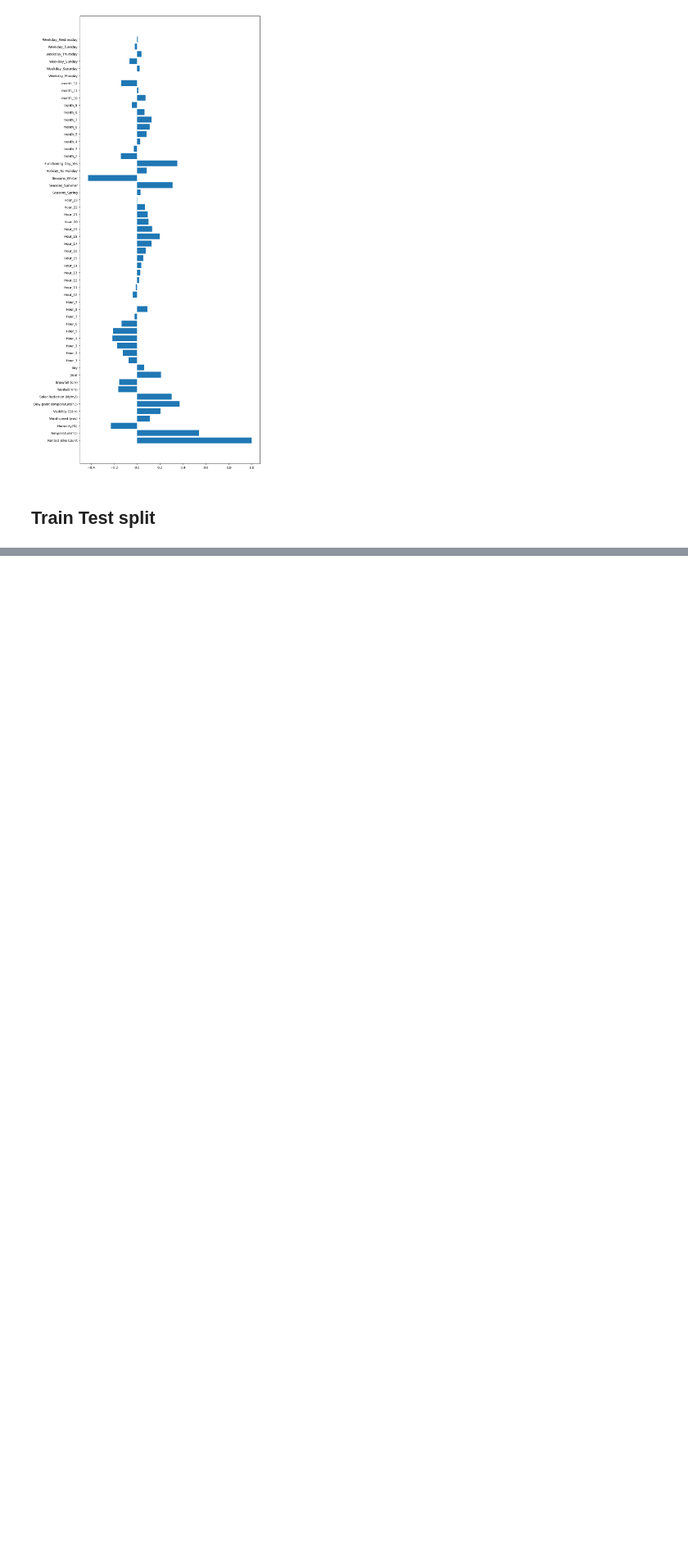
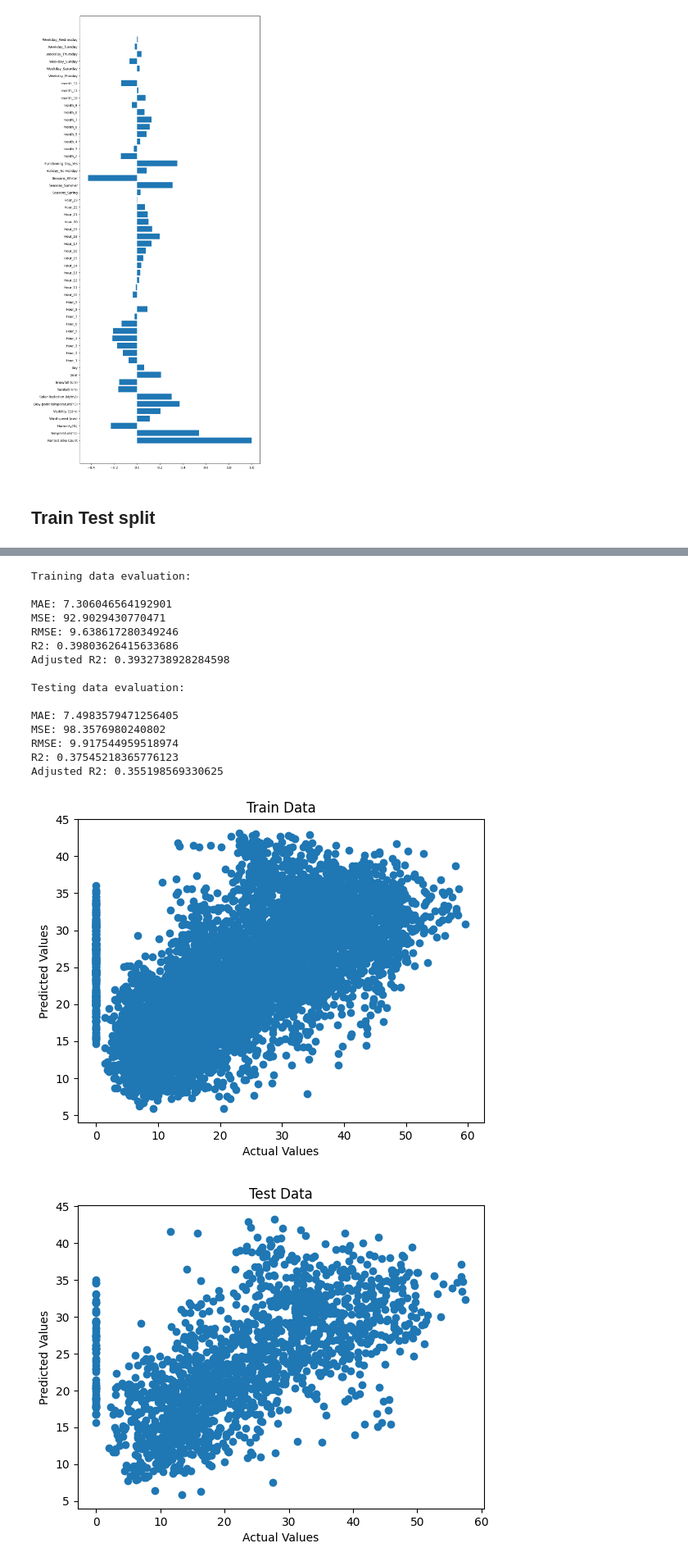
Before and after one commit to rajkumarshedage/Bike-Sharing-Demand-Prediction, a Jupyter notebook: Bike_Sharing_Demand_Prediction.ipynb, the cells around one changed output, grey strips where cells are left out. Shown at 82% size. Saved outputs shown, nothing was run; the diff lists cells and outputs as text; code cells hidden in the pictures; blank space fills up the shorter version.

```diff
--- a/Bike_Sharing_Demand_Prediction.ipynb
+++ b/Bike_Sharing_Demand_Prediction.ipynb
@@ -1116,0 +1300,25 @@ NameError: ignored
+# %%
+## Fit the Lasso model
+
+lasso_model = Lasso()
+lasso_model.fit(X_train,y_train)
+
+model_eva(lasso_model)
+# %% [output]
+Training data evaluation:
+
+MAE: 7.306046564192901
+MSE: 92.9029430770471
+RMSE: 9.638617280349246
+R2: 0.39803626415633686
+Adjusted R2: 0.3932738928284598
+
+Testing data evaluation:
+
+MAE: 7.4983579471256405
+MSE: 98.3576980240802
+RMSE: 9.917544959518974
+R2: 0.37545218365776123
+Adjusted R2: 0.355198569330625
+[figure, added]
+[figure, added]
```
Also changed, not shown: parts of 21 cells of this notebook.
